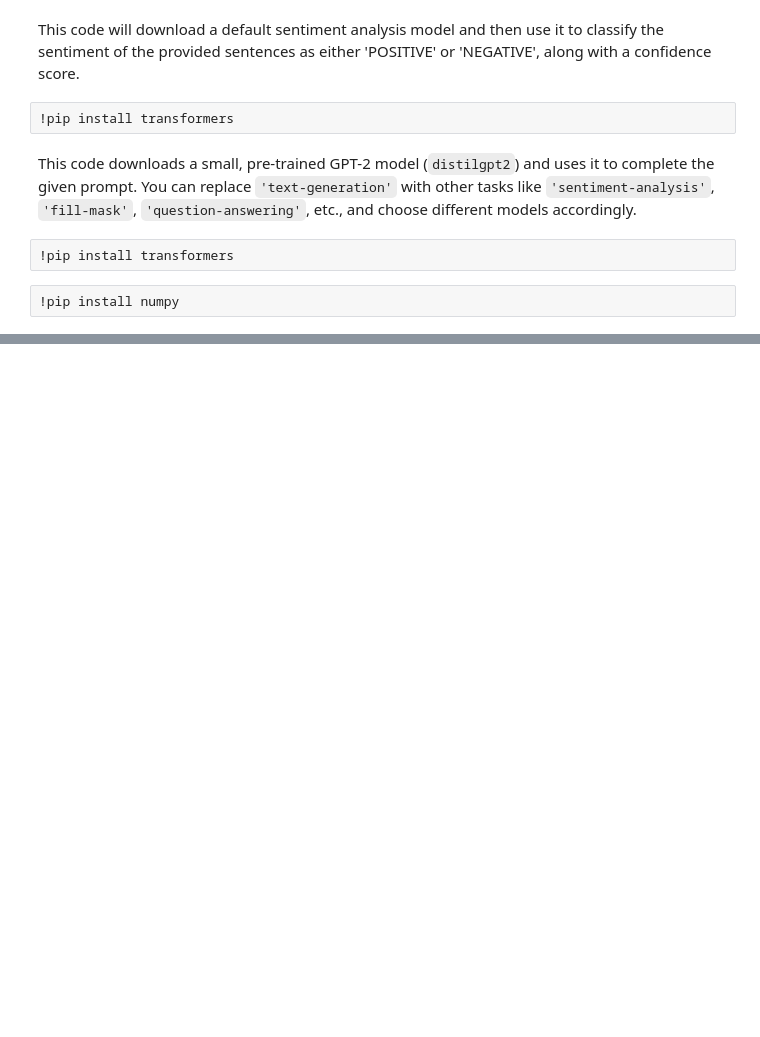
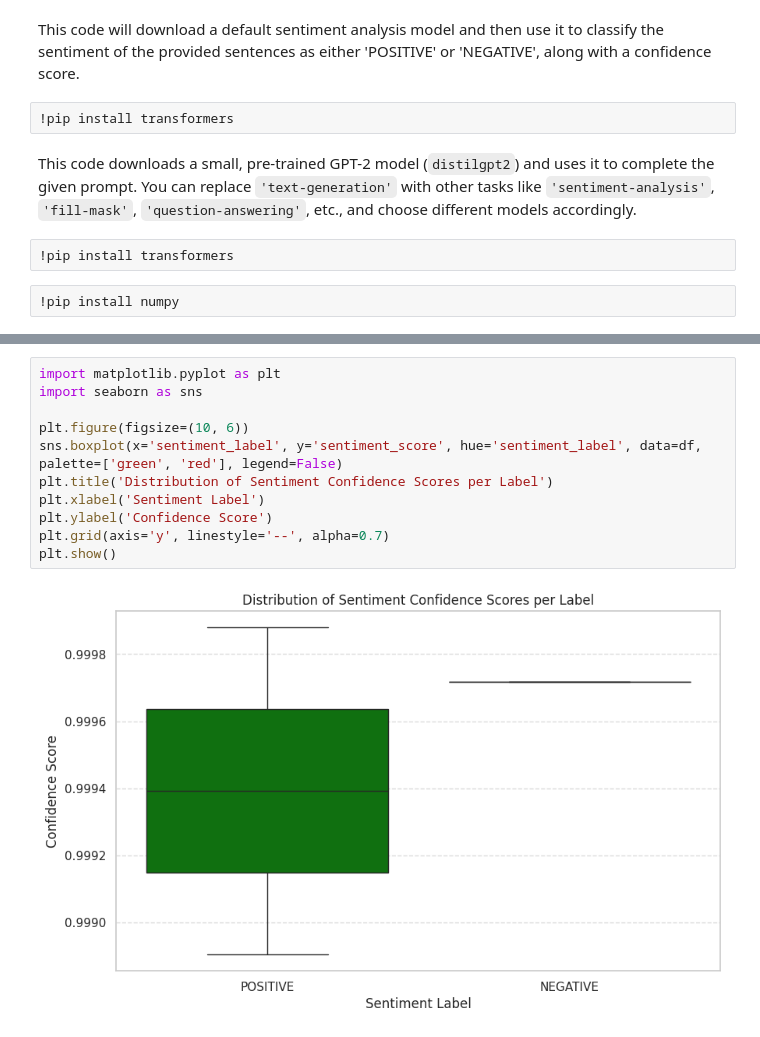
Before and after one commit to alast27-cyber/Lando_Project, a Jupyter notebook: lando1.ipynb, the cells around one changed output, grey strips where cells are left out. Saved outputs shown, nothing was run; the diff lists cells and outputs as text; blank space fills up the shorter version.

```diff
--- a/lando1.ipynb
+++ b/lando1.ipynb
@@ -70,0 +368,13 @@ This code downloads a small, pre-trained GPT-2 model (`distilgpt2`) and uses it
+# %%
+import matplotlib.pyplot as plt
+import seaborn as sns
+
+plt.figure(figsize=(10, 6))
+sns.boxplot(x='sentiment_label', y='sentiment_score', hue='sentiment_label', data=df, palette=['green', 'red'], legend=False)
+plt.title('Distribution of Sentiment Confidence Scores per Label')
+plt.xlabel('Sentiment Label')
+plt.ylabel('Confidence Score')
+plt.grid(axis='y', linestyle='--', alpha=0.7)
+plt.show()
+# %% [output]
+[figure, added]
```
Also changed, not shown: parts of 256 cells of this notebook.
